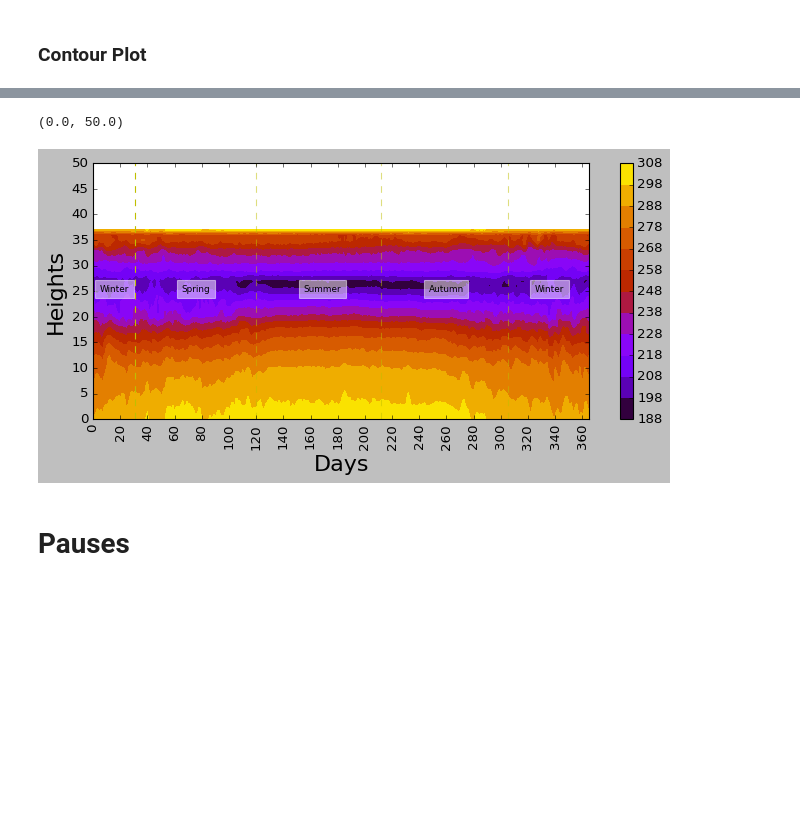
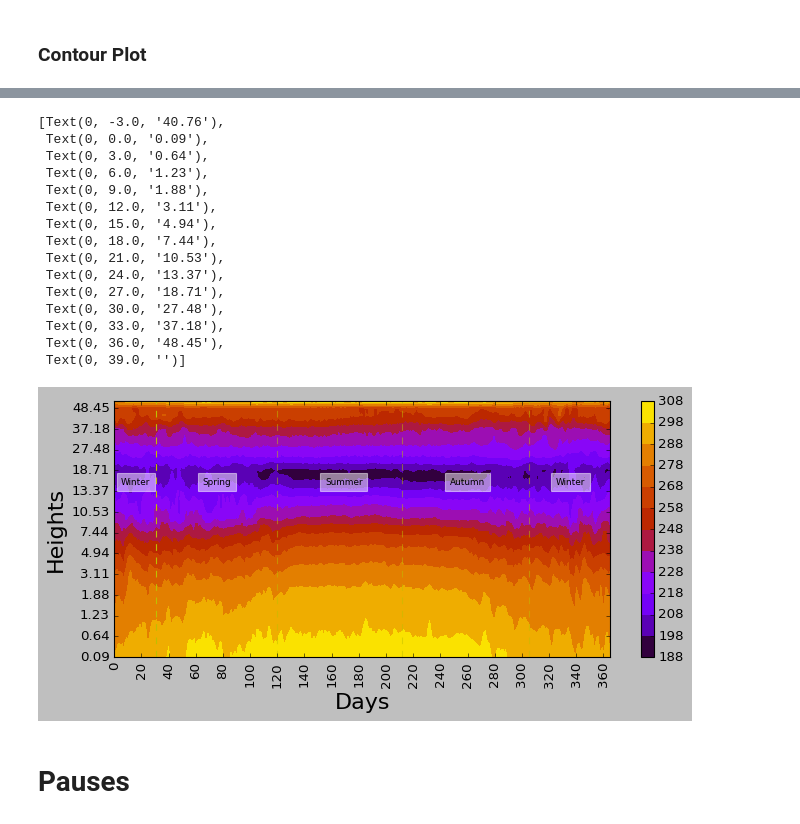
Before and after one commit to alinadevkota/DataViz, a Jupyter notebook: notebooks/Visualize netcdf data.ipynb, the cells around one changed output, grey strips where cells are left out. Cells and saved outputs as stored; diff of their text form; code cells hidden in the pictures; blank space fills up the shorter version.

Commit message:
fix-> y-axis label of contour plot

```diff
--- a/notebooks/Visualize netcdf data.ipynb
+++ b/notebooks/Visualize netcdf data.ipynb
@@ -186,6 +199,7 @@ contour_df.to_csv('contour_data.csv')
 # %%
 # get values for heights
-heights = final_df['Height'].values
+heights = contour_df.columns.values.astype(float)
+heights = heights.round(2)
 
 # get the dataframe values as numpy matrix
 all_data = contour_df.to_numpy()
@@ -212,39 +226,52 @@ cbar.set_ticks(c_levels) # set labels in the colorbar
 # ax.vlines(range(0,365, 25),0,241,linestyle='--')
 
 # These are the new codes added on June 14, 2020
 a1=0.5
 h = 25
 ax.axvline(x=31, color='y', linestyle='--', alpha=1)
 ax.axvline(x=120, color='y', linestyle='--', alpha=0.5)
 ax.axvline(x=212, color='y', linestyle='--', alpha=0.5)
 ax.axvline(x=305, color='y', linestyle='--', alpha=0.5)
 
 # Comment following if you don't want the text.
 t1 = ax.text(5, h, 'Winter', fontsize=8)
 t2 = ax.text(65, h, 'Spring', fontsize=8)
 t3 = ax.text(155, h, 'Summer', fontsize=8)
 t4 = ax.text(247, h, 'Autumn', fontsize=8)
 t5 = ax.text(325, h, 'Winter', fontsize=8)
 t1.set_bbox(dict(facecolor='white', alpha=a1, edgecolor='white')) # set white transparent background for text
 t2.set_bbox(dict(facecolor='white', alpha=a1, edgecolor='white'))
 t3.set_bbox(dict(facecolor='white', alpha=a1, edgecolor='white'))
 t4.set_bbox(dict(facecolor='white', alpha=a1, edgecolor='white'))
 t5.set_bbox(dict(facecolor='white', alpha=a1, edgecolor='white'))
 
 ax.set_xlabel("Days", fontsize=20)
 ax.set_ylabel("Heights", fontsize=20)
 
 ax.xaxis.set_major_locator(MultipleLocator(20)) # put ticks in x-axis for every 10 points
 ax.set_xticklabels(ax.get_xticks().astype(int), rotation = 90) # set labels in x-axis
 
 # todo: write understandable code segment for following
-ax.yaxis.set_major_locator(MultipleLocator(5)) # put ticks in y-axis for every 20 points
-# ax.set_yticklabels(np.arange(heights[0], heights[-1]+1, 10)) # set labels in y-axis
-
-plt.ylim([0, 50])
+y_gap = 3
+ax.yaxis.set_major_locator(MultipleLocator(y_gap )) # put ticks in y-axis for every 20 points
+ax.set_yticklabels(heights[np.arange(-y_gap , len(heights) + 1, y_gap )])
 # %% [output]
-(0.0, 50.0)
+[Text(0, -3.0, '40.76'),
+ Text(0, 0.0, '0.09'),
+ Text(0, 3.0, '0.64'),
+ Text(0, 6.0, '1.23'),
+ Text(0, 9.0, '1.88'),
+ Text(0, 12.0, '3.11'),
+ Text(0, 15.0, '4.94'),
+ Text(0, 18.0, '7.44'),
+ Text(0, 21.0, '10.53'),
+ Text(0, 24.0, '13.37'),
+ Text(0, 27.0, '18.71'),
+ Text(0, 30.0, '27.48'),
+ Text(0, 33.0, '37.18'),
+ Text(0, 36.0, '48.45'),
+ Text(0, 39.0, '')]
-[figure, old version]
+[figure, new version]
 # %% [markdown]
 # Pauses
 # %% [markdown]
```
Also changed, not shown: parts of 1 cell of this notebook.
